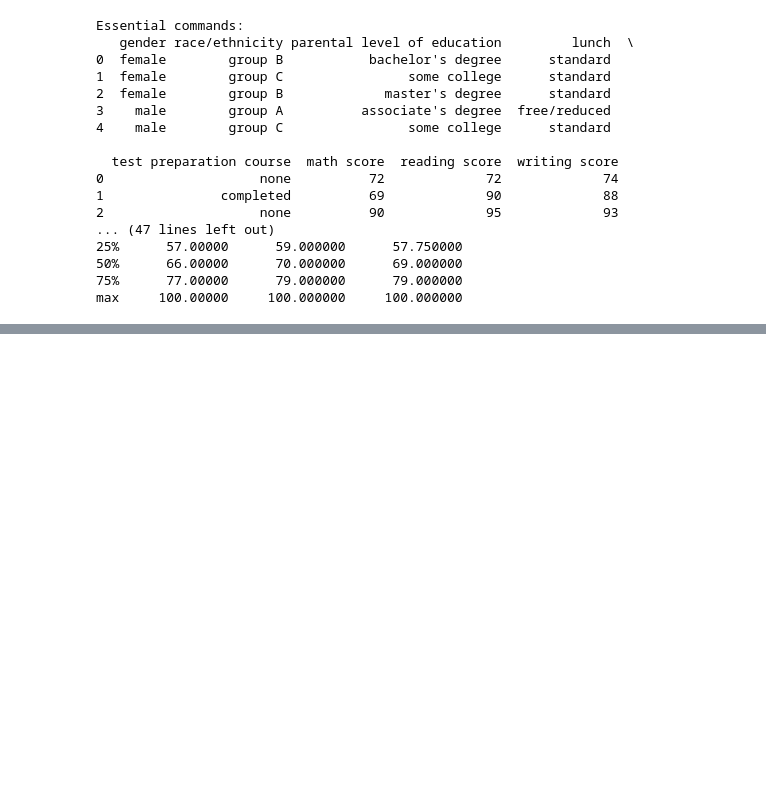
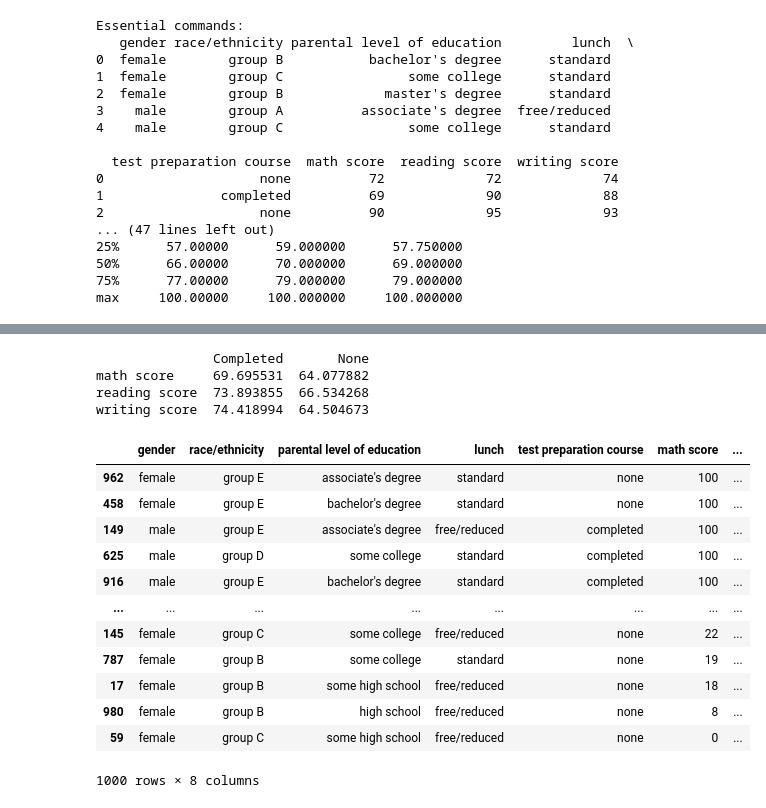
Before and after one commit to vedantkarkar/Lab-Practice, a Jupyter notebook: AIDSL_python/pandas.ipynb, the cells around one changed output, grey strips where cells are left out. Drawn from its saved outputs; the diff is of its cells as text; code cells hidden in the pictures; blank space fills up the shorter version.

```diff
--- a/AIDSL_python/pandas.ipynb
+++ b/AIDSL_python/pandas.ipynb
@@ -32,0 +73,37 @@ max     100.00000     100.000000     100.000000
+# %%
+score_columns = [
+    'math score',
+    'reading score',
+    'writing score'
+]
+
+completed_stats = df[completed_mask][score_columns].mean()
+none_stats = df[none_mask][score_columns].mean()
+
+comparison = pd.DataFrame({
+    'Completed': completed_stats,
+    'None': none_stats
+})
+
+print(comparison)
+# %% [output]
+               Completed       None
+math score     69.695531  64.077882
+reading score  73.893855  66.534268
+writing score  74.418994  64.504673
+# %%
+df.sort_values(by='math score', ascending=False)
+# %% [output]
+|  | gender | race/ethnicity | parental level of education | lunch | test preparation course | math score | ... |
+| 962 | female | group E | associate's degree | standard | none | 100 | ... |
+| 458 | female | group E | bachelor's degree | standard | none | 100 | ... |
+| 149 | male | group E | associate's degree | free/reduced | completed | 100 | ... |
+| 625 | male | group D | some college | standard | completed | 100 | ... |
+| 916 | male | group E | bachelor's degree | standard | completed | 100 | ... |
+| ... | ... | ... | ... | ... | ... | ... | ... |
+| 145 | female | group C | some college | free/reduced | none | 22 | ... |
+| 787 | female | group B | some college | standard | none | 19 | ... |
+| 17 | female | group B | some high school | free/reduced | none | 18 | ... |
+| 980 | female | group B | high school | free/reduced | none | 8 | ... |
+| 59 | female | group C | some high school | free/reduced | none | 0 | ... |
+1000 rows × 8 columns
```
Also changed, not shown: parts of 12 cells of this notebook, 12 other files.
